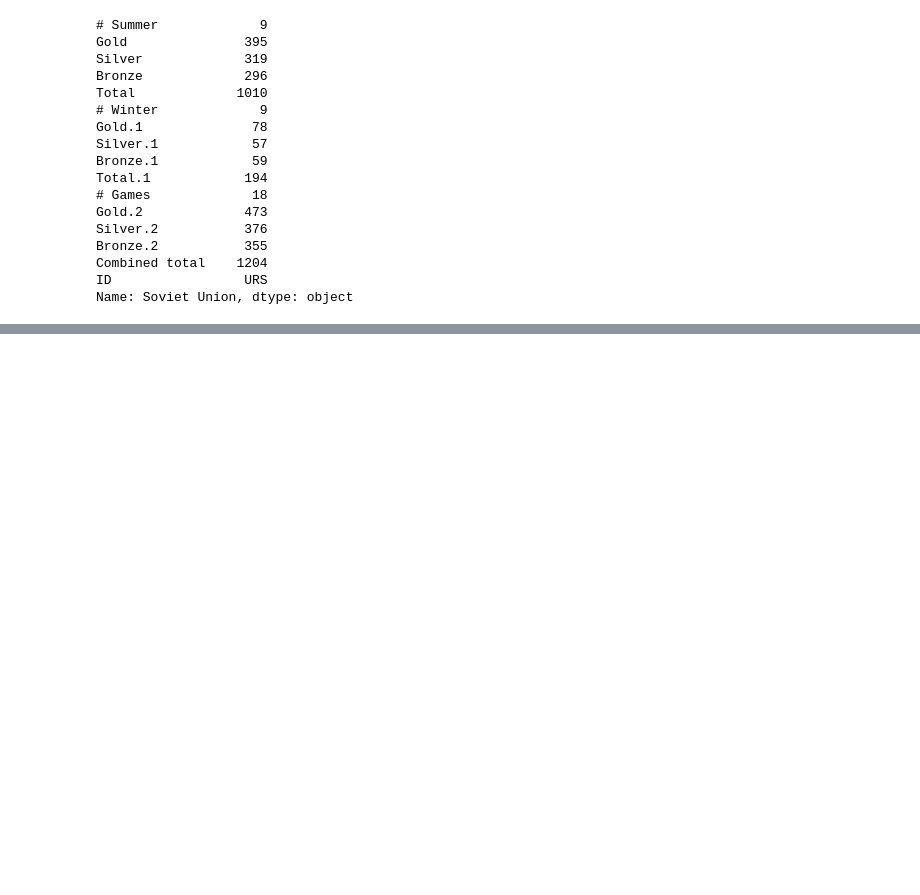
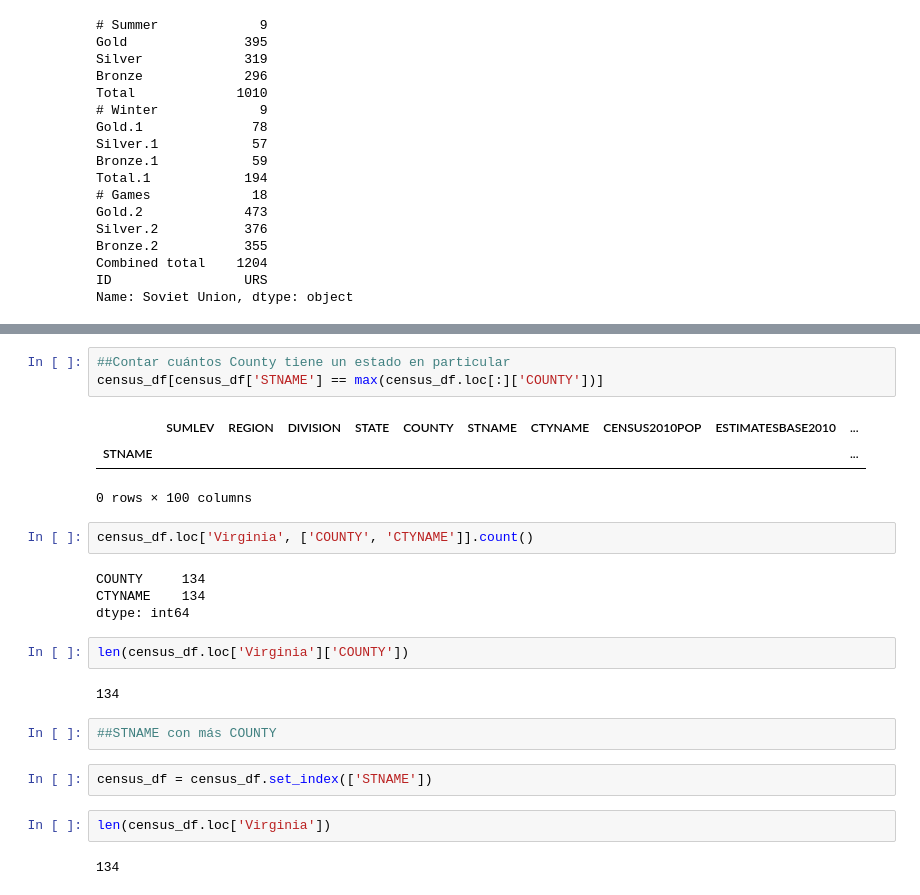
Before and after one commit to Dea10/Coursera-UM-DS, a Jupyter notebook: W2/Assigment 2 + ejercicios.ipynb, the cells around one changed output, grey strips where cells are left out. Saved outputs shown, nothing was run; the diff lists cells and outputs as text; blank space fills up the shorter version.

```diff
--- a/W2/Assigment 2 + ejercicios.ipynb
+++ b/W2/Assigment 2 + ejercicios.ipynb
@@ -408,0 +453,25 @@ Name: Soviet Union, dtype: object
+# %%
+##Contar cuántos County tiene un estado en particular
+census_df[census_df['STNAME'] == max(census_df.loc[:]['COUNTY'])]
+# %% [output]
+|  | SUMLEV | REGION | DIVISION | STATE | COUNTY | STNAME | CTYNAME | CENSUS2010POP | ESTIMATESBASE2010 | ... |
+| STNAME |  |  |  |  |  |  |  |  |  | ... |
+0 rows × 100 columns
+# %%
+census_df.loc['Virginia', ['COUNTY', 'CTYNAME']].count()
+# %% [output]
+COUNTY     134
+CTYNAME    134
+dtype: int64
+# %%
+len(census_df.loc['Virginia']['COUNTY'])
+# %% [output]
+134
+# %%
+##STNAME con más COUNTY
+# %%
+census_df = census_df.set_index(['STNAME'])
+# %%
+len(census_df.loc['Virginia'])
+# %% [output]
+134
```
Also changed, not shown: parts of 9 cells of this notebook, 1 other file.
